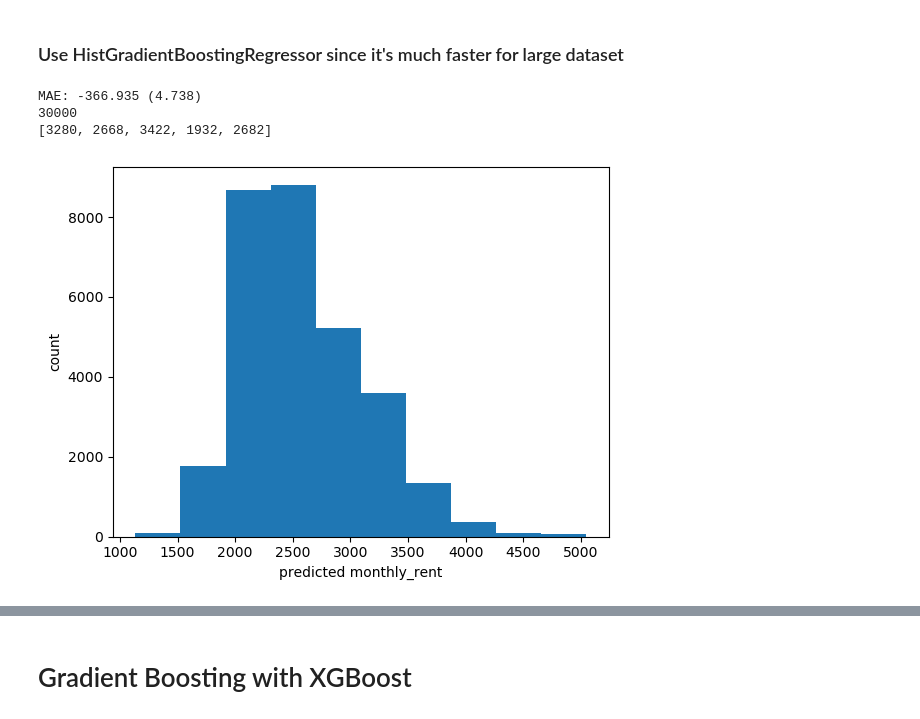
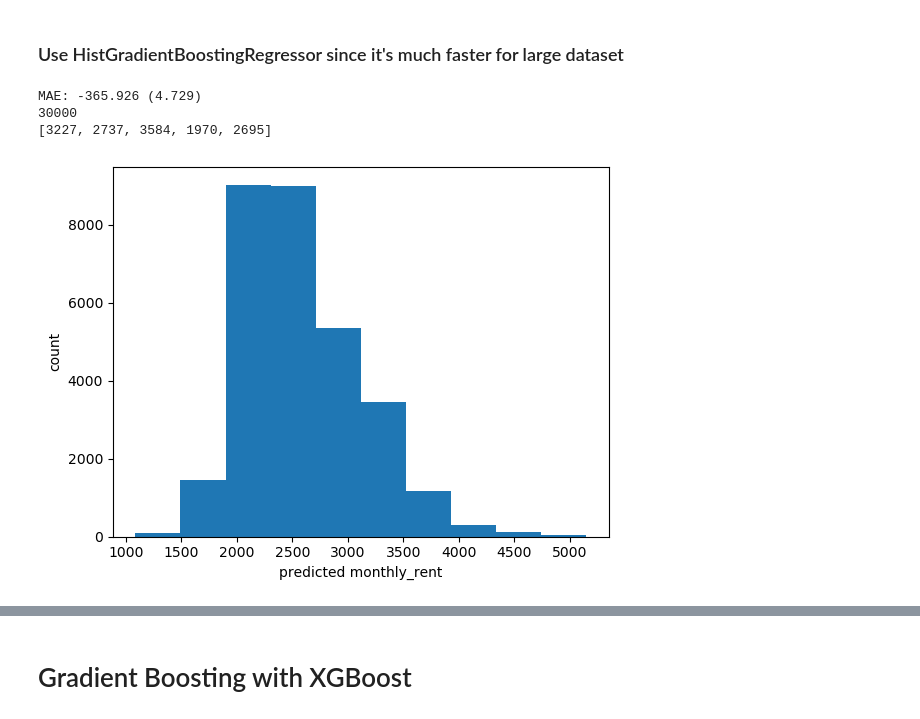
Before and after one commit to StephanieMussi/5228-group21-project, a Jupyter notebook: experiments/msy_gb.ipynb, the cells around one changed output, grey strips where cells are left out. Drawn from its saved outputs; the diff is of its cells as text; code cells hidden in the pictures.

```diff
--- a/experiments/msy_gb.ipynb
+++ b/experiments/msy_gb.ipynb
@@ -40,24 +43,24 @@ Number of test records: 30000
 # print(df_train.columns)
 cols = ['rent_approval_date',
         'town_0', 'town_1', 'town_2', 'town_3', 'town_4', #for binary encoding
-#         'town', #for target encoding (higher MAE? awaiting leaderboard verification)
+#         'town', #for target encoding
        'flat_model', 'floor_area_sqm', 'lease_commence_date',
        'avg_stock_price', 'num_shopping_malls', 'min_distance',
        'avg_coe_price', 'num_primary_schools', 'min_distance_planned',
        'flat_type_3-room', 'flat_type_4-room', 'flat_type_executive', 'flat_type_5-room', 'flat_type_2-room',
        'central region', 'east region', 'north region', 'north-east region', 'west region',
-       'subzone'] #removed: 'latitude', 'longitude', 'furnished', 'elevation', 'planning_area', 'street_name', 'block'
+       'subzone', 'latitude', 'longitude'] #removed: 'furnished', 'elevation', 'planning_area', 'street_name', 'block'
 """
 TODO:
-1. submit output with subzone
-2. submit output with lat/lon
-3. submit output with town target encoding
+1. submit output with subzone + lat/lon, SK learning rate 0.13, l2 2.9
+    -- SK 481.33169, CAT 482.53131(although lower MAE), LGB 484.328856
+2. submit output with town target encoding instead of binary. SK lr 0.15, l2 2.9
+    -- SK 481.96167 --> choose binary encoding
 """
 
 y_train = df_train['monthly_rent'].values
 X_train = df_train[cols].values
 
-
 X_test = df_test[cols].values
 # %% [markdown]
 # Gradient Boosting with SKLearn
@@ -66,41 +69,32 @@ X_test = df_test[cols].values
 # %%
 %%time
 categorical_features = []
-i_list = []
-score = []
 
 model = HistGradientBoostingRegressor( loss='gamma',
-                                               learning_rate=0.14,
-                                               max_depth=None,
-                                               max_bins=255,
-                                               categorical_features=categorical_features,
-                                               random_state=237,
-                                             l2_regularization=2.4)
+                                        learning_rate=0.13,
+                                        max_depth=None,
+                                        max_bins=255,
+                                        categorical_features=categorical_features,
+                                        random_state=237,
+                                        l2_regularization=2.9)
 
 cv = RepeatedKFold(n_splits=10, n_repeats=3, random_state=1)
 n_scores = cross_val_score(model, X_train, y_train, scoring='neg_mean_absolute_error', cv=cv, n_jobs=-1, error_score='raise')
 print('MAE: %.3f (%.3f)' % (np.mean(n_scores), np.std(n_scores)))
 
-model = HistGradientBoostingRegressor( loss='gamma',
-                                       learning_rate=0.14,
-                                       max_depth=None,
-                                       max_bins=255,
-                                       categorical_features=categorical_features,
-                                       random_state=237,
-                                     l2_regularization=2.4)
 model.fit(X_train, y_train)
 
 y_pred = model.predict(X_test)
 y_pred = [int(x) for x in y_pred]
 print(len(y_pred))
 print(y_pred[:5])
 
 plt.hist(y_pred)
 plt.xlabel('predicted monthly_rent')
 plt.ylabel('count')
 plt.show()
 # %% [output]
-MAE: -366.935 (4.738)
+MAE: -365.926 (4.729)
 30000
-[3280, 2668, 3422, 1932, 2682]
+[3227, 2737, 3584, 1970, 2695]
-[figure, old version]
+[figure, new version]
```
Also changed, not shown: parts of 7 cells of this notebook, 2 other files.
